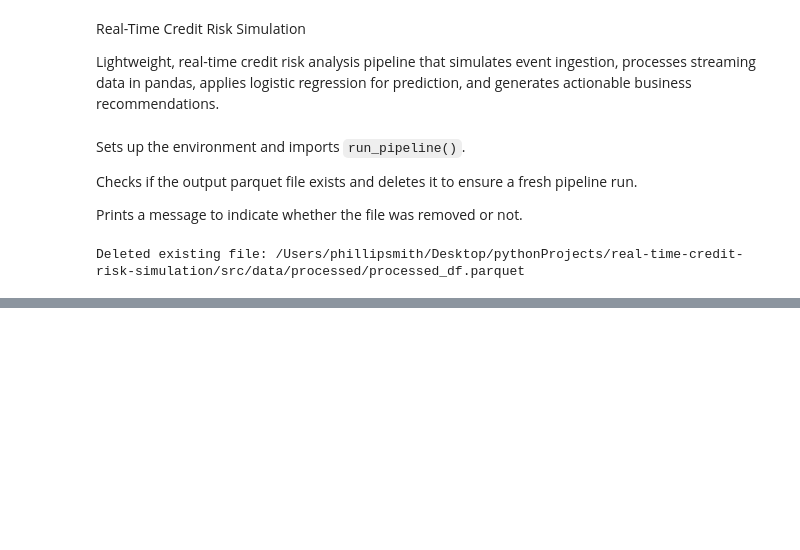
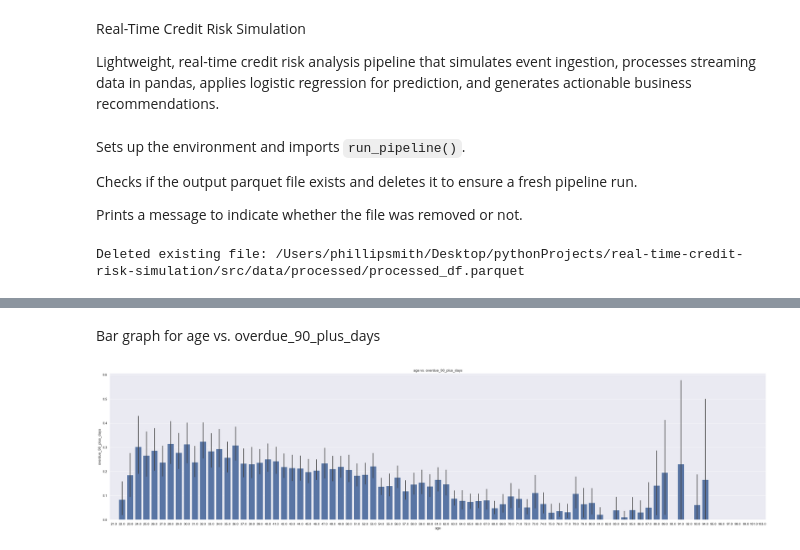
Before and after one commit to PESIII23/real-time-credit-risk-simulation, a Jupyter notebook: src/notebooks/credit_risk_analysis.ipynb, the cells around one changed output, grey strips where cells are left out. Saved outputs shown, nothing was run; the diff lists cells and outputs as text; code cells hidden in the pictures; blank space fills up the shorter version.

```diff
--- a/src/notebooks/credit_risk_analysis.ipynb
+++ b/src/notebooks/credit_risk_analysis.ipynb
@@ -165,0 +225,17 @@ df.describe()
+# %% [markdown]
+Bar graph for age vs. overdue_90_plus_days
+# %%
+# -----------------------------
+# Recommended EDA of the final DataFrame
+# -----------------------------
+
+"""More Types of Visualizations (cont.)"""
+plt.figure(figsize=(40,9))
+plt.title('age vs. overdue_90_plus_days')
+plt.xlabel('age')
+
+sns.barplot(x=df['age'], y=df['overdue_90_plus_days'])
+
+plt.show()
+# %% [output]
+[figure, added]
```
Also changed, not shown: parts of 15 cells of this notebook.
